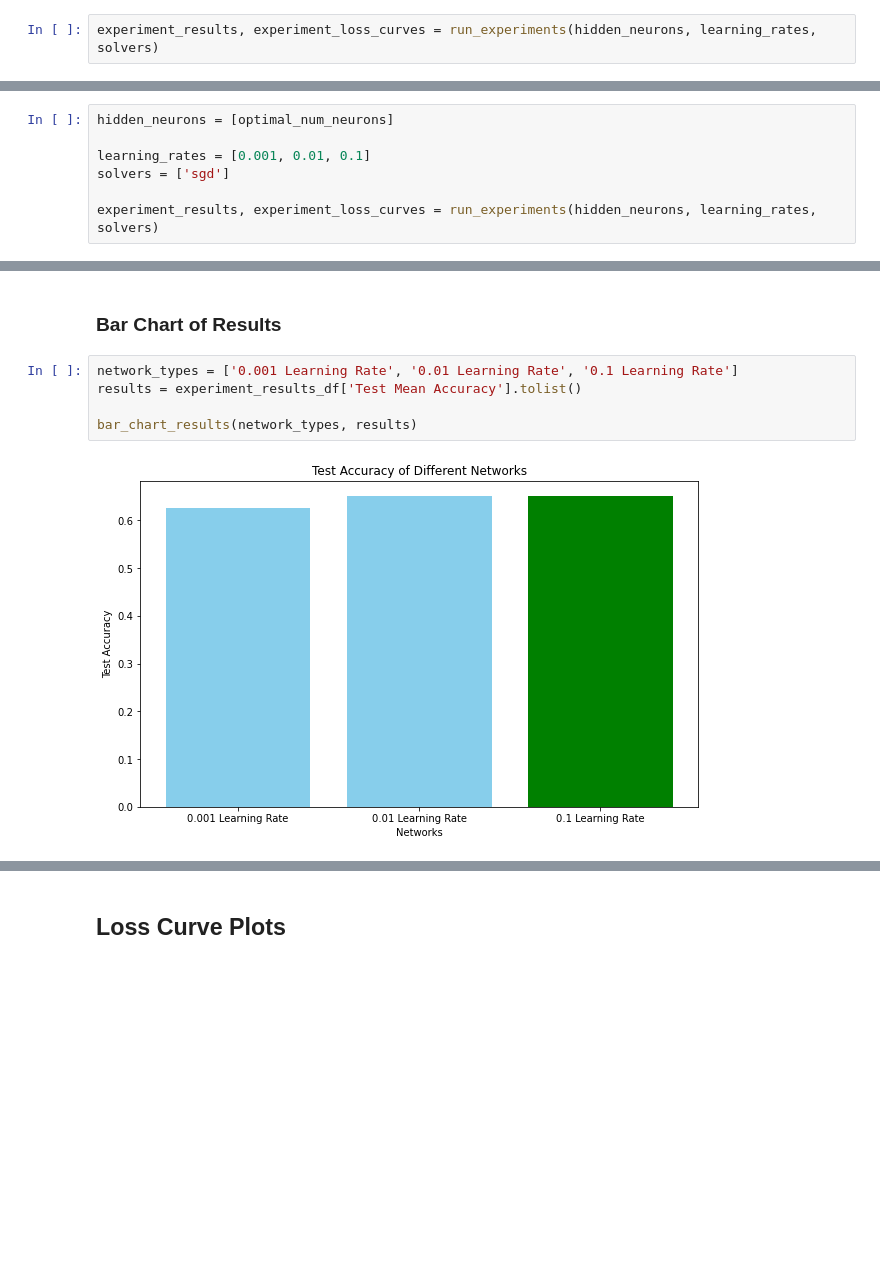
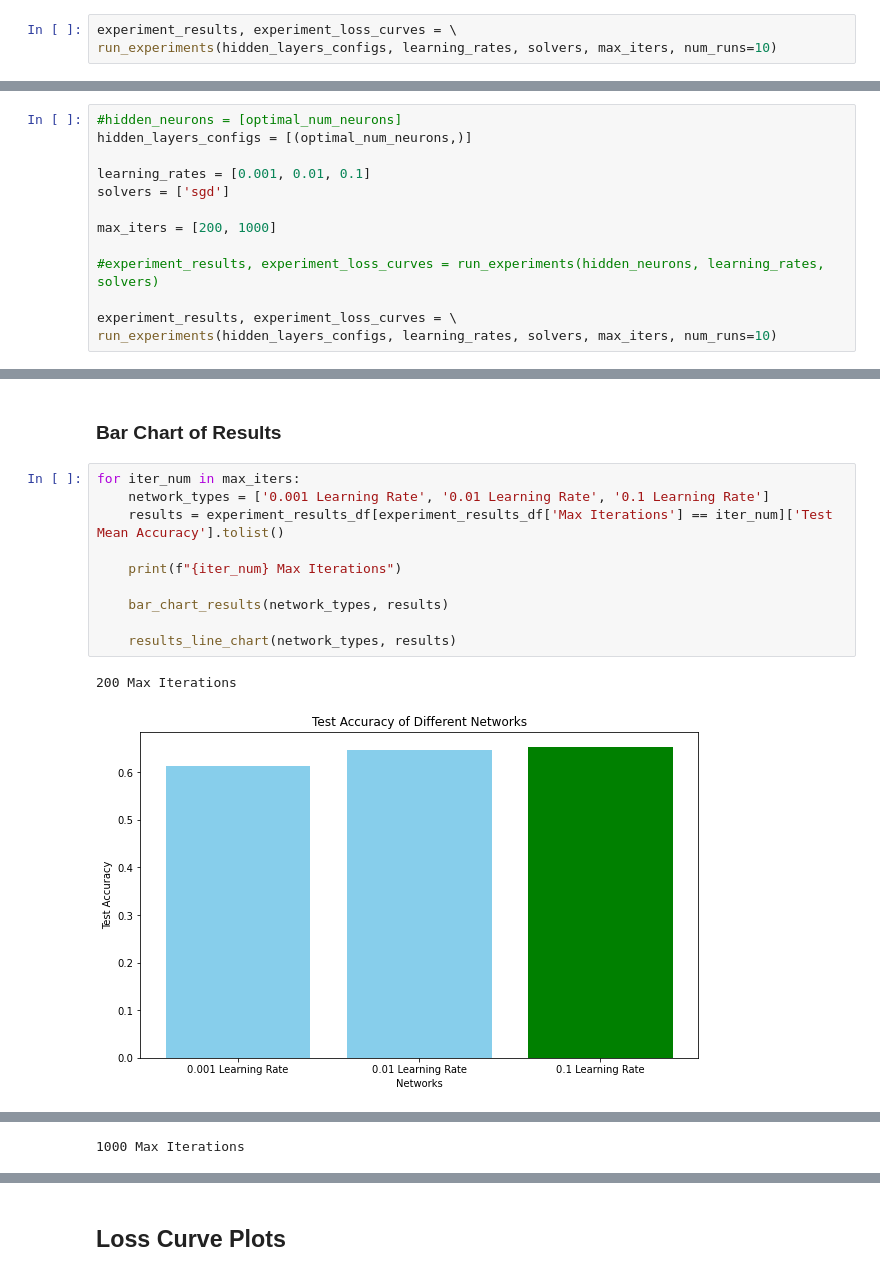
Before and after one commit to raymcg/ZZSC5846, a Jupyter notebook: Assessment3/assessment3_draft.ipynb, the cells around one changed output, grey strips where cells are left out. Drawn from its saved outputs; the diff is of its cells as text; blank space fills up the shorter version.

```diff
--- a/Assessment3/assessment3_draft.ipynb
+++ b/Assessment3/assessment3_draft.ipynb
@@ -633,3 +654,4 @@ solvers = ['sgd']
 # %%
-experiment_results, experiment_loss_curves = run_experiments(hidden_neurons, learning_rates, solvers)
+experiment_results, experiment_loss_curves = \
+run_experiments(hidden_layers_configs, learning_rates, solvers, max_iters, num_runs=10)
 # %% [output]
@@ -846,8 +886,14 @@ optimal_num_neurons
 # %%
-hidden_neurons = [optimal_num_neurons]
+#hidden_neurons = [optimal_num_neurons]
+hidden_layers_configs = [(optimal_num_neurons,)]
 
 learning_rates = [0.001, 0.01, 0.1]
 solvers = ['sgd']
 
-experiment_results, experiment_loss_curves = run_experiments(hidden_neurons, learning_rates, solvers)
+max_iters = [200, 1000]
+
+#experiment_results, experiment_loss_curves = run_experiments(hidden_neurons, learning_rates, solvers)
+
+experiment_results, experiment_loss_curves = \
+run_experiments(hidden_layers_configs, learning_rates, solvers, max_iters, num_runs=10)
 # %% [output]
@@ -913,9 +974,15 @@ optimal_learning_rate
 # %% [markdown]
 ### Bar Chart of Results
 # %%
-network_types = ['0.001 Learning Rate', '0.01 Learning Rate', '0.1 Learning Rate']
-results = experiment_results_df['Test Mean Accuracy'].tolist()
+for iter_num in max_iters:
+    network_types = ['0.001 Learning Rate', '0.01 Learning Rate', '0.1 Learning Rate']
+    results = experiment_results_df[experiment_results_df['Max Iterations'] == iter_num]['Test Mean Accuracy'].tolist()
 
-bar_chart_results(network_types, results)
+    print(f"{iter_num} Max Iterations")
+
+    bar_chart_results(network_types, results)
+
+    results_line_chart(network_types, results)
 # %% [output]
+200 Max Iterations
-[figure, old version]
+[figure, new version]
@@ -921,0 +990 @@ bar_chart_results(network_types, results)
+1000 Max Iterations
```
Also changed, not shown: parts of 59 cells of this notebook.
